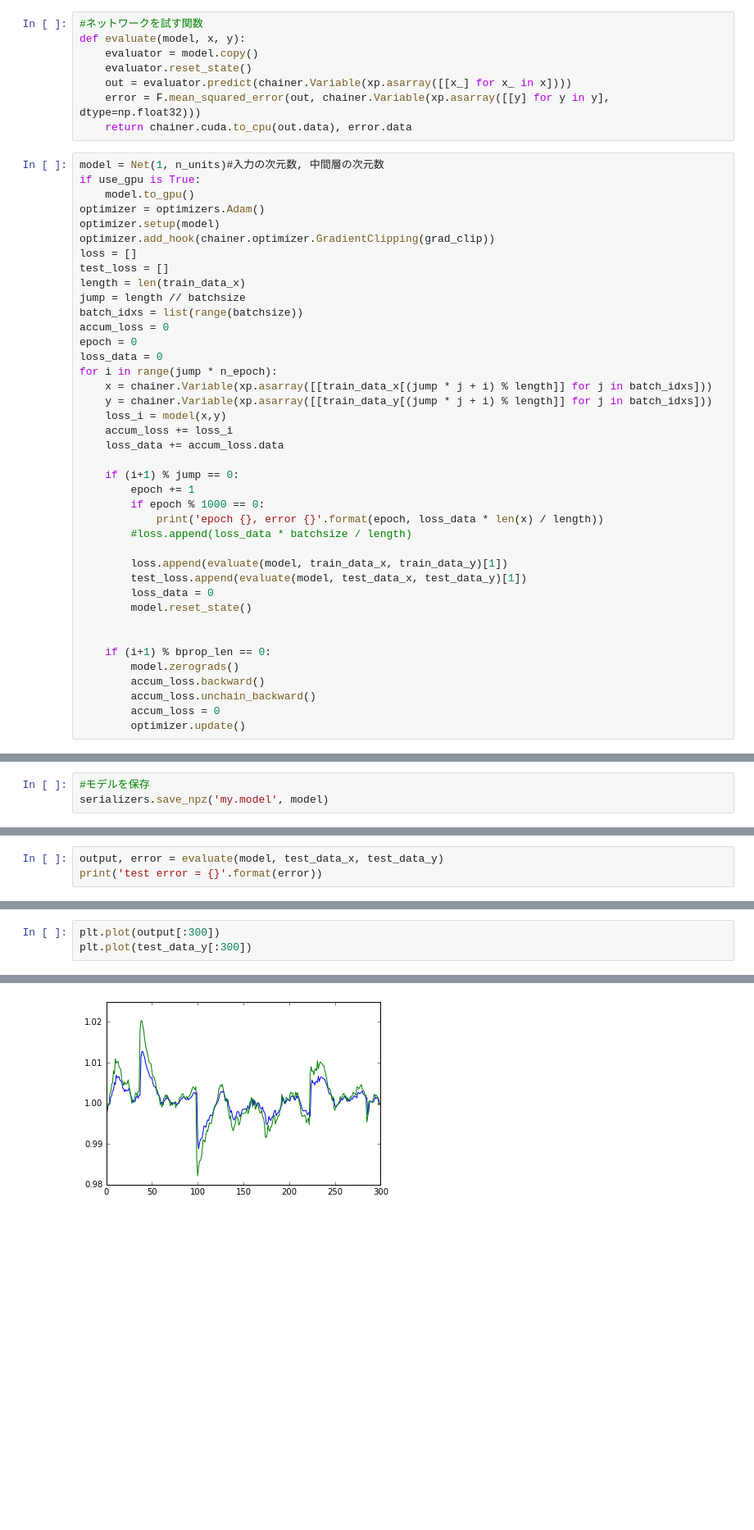
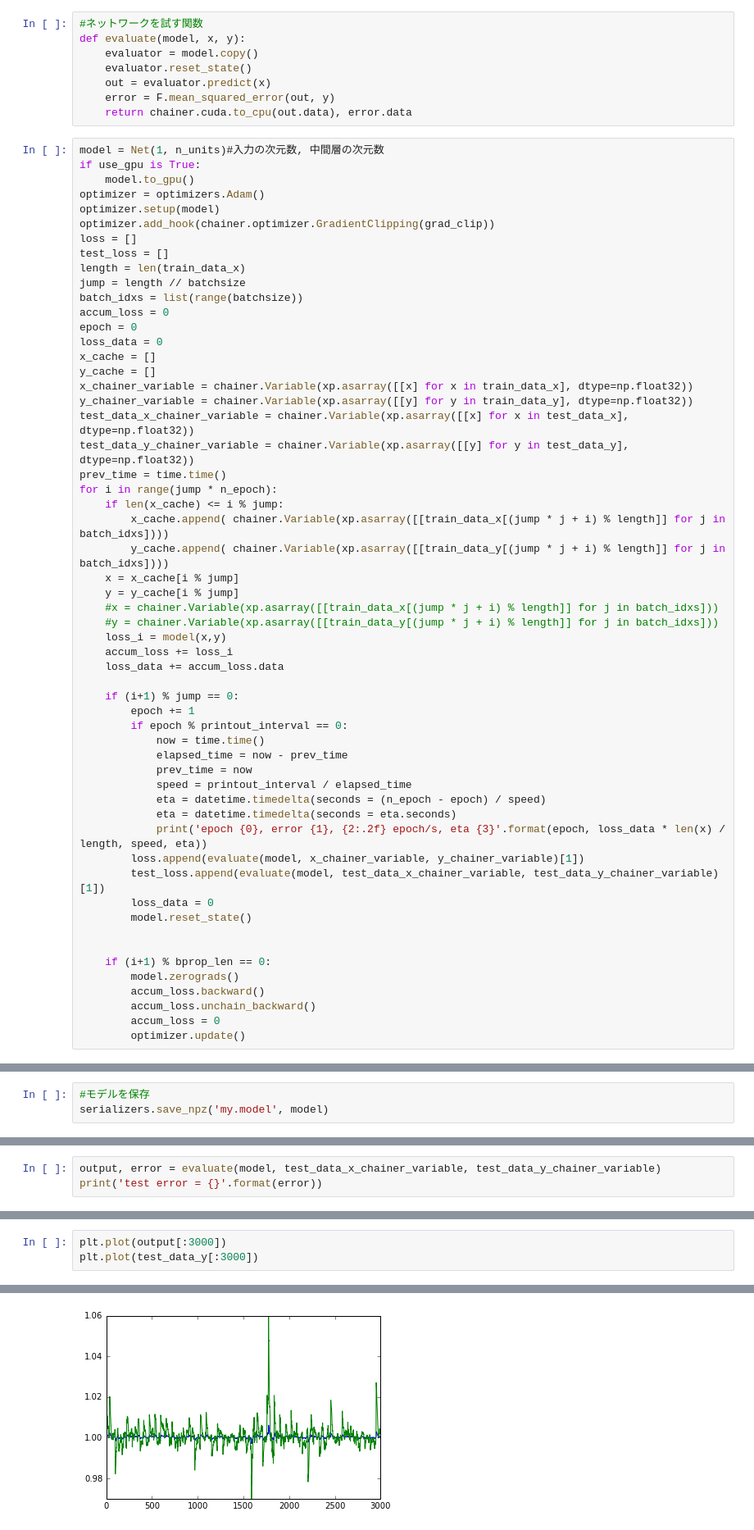
Before and after one commit to haretaro/ichiyo, a Jupyter notebook: net/train.ipynb, the cells around one changed output, grey strips where cells are left out. Shown at 82% size. Saved outputs shown, nothing was run; the diff lists cells and outputs as text; blank space fills up the shorter version.

```diff
--- a/net/train.ipynb
+++ b/net/train.ipynb
@@ -47,8 +51,8 @@ plt.plot(test_data_y)
 def evaluate(model, x, y):
     evaluator = model.copy()
     evaluator.reset_state()
-    out = evaluator.predict(chainer.Variable(xp.asarray([[x_] for x_ in x])))
-    error = F.mean_squared_error(out, chainer.Variable(xp.asarray([[y] for y in y], dtype=np.float32)))
+    out = evaluator.predict(x)
+    error = F.mean_squared_error(out, y)
     return chainer.cuda.to_cpu(out.data), error.data
 # %%
 model = Net(1, n_units)#入力の次元数, 中間層の次元数
@@ -65,21 +69,37 @@ batch_idxs = list(range(batchsize))
 accum_loss = 0
 epoch = 0
 loss_data = 0
+x_cache = []
+y_cache = []
+x_chainer_variable = chainer.Variable(xp.asarray([[x] for x in train_data_x], dtype=np.float32))
+y_chainer_variable = chainer.Variable(xp.asarray([[y] for y in train_data_y], dtype=np.float32))
+test_data_x_chainer_variable = chainer.Variable(xp.asarray([[x] for x in test_data_x], dtype=np.float32))
+test_data_y_chainer_variable = chainer.Variable(xp.asarray([[y] for y in test_data_y], dtype=np.float32))
+prev_time = time.time()
 for i in range(jump * n_epoch):
-    x = chainer.Variable(xp.asarray([[train_data_x[(jump * j + i) % length]] for j in batch_idxs]))
-    y = chainer.Variable(xp.asarray([[train_data_y[(jump * j + i) % length]] for j in batch_idxs]))
+    if len(x_cache) <= i % jump:
+        x_cache.append( chainer.Variable(xp.asarray([[train_data_x[(jump * j + i) % length]] for j in batch_idxs])))
+        y_cache.append( chainer.Variable(xp.asarray([[train_data_y[(jump * j + i) % length]] for j in batch_idxs])))
+    x = x_cache[i % jump]
+    y = y_cache[i % jump]
+    #x = chainer.Variable(xp.asarray([[train_data_x[(jump * j + i) % length]] for j in batch_idxs]))
+    #y = chainer.Variable(xp.asarray([[train_data_y[(jump * j + i) % length]] for j in batch_idxs]))
     loss_i = model(x,y)
     accum_loss += loss_i
     loss_data += accum_loss.data
 
     if (i+1) % jump == 0:
         epoch += 1
-        if epoch % 1000 == 0:
-            print('epoch {}, error {}'.format(epoch, loss_data * len(x) / length))
-        #loss.append(loss_data * batchsize / length)
-
-        loss.append(evaluate(model, train_data_x, train_data_y)[1])
-        test_loss.append(evaluate(model, test_data_x, test_data_y)[1])
+        if epoch % printout_interval == 0:
+            now = time.time()
+            elapsed_time = now - prev_time
+            prev_time = now
+            speed = printout_interval / elapsed_time
+            eta = datetime.timedelta(seconds = (n_epoch - epoch) / speed)
+            eta = datetime.timedelta(seconds = eta.seconds)
+            print('epoch {0}, error {1}, {2:.2f} epoch/s, eta {3}'.format(epoch, loss_data * len(x) / length, speed, eta))
+        loss.append(evaluate(model, x_chainer_variable, y_chainer_variable)[1])
+        test_loss.append(evaluate(model, test_data_x_chainer_variable, test_data_y_chainer_variable)[1])
         loss_data = 0
         model.reset_state()
 
@@ -139,4 +164,4 @@ plt.plot(train_data_y[4000:6000])
 # %%
-output, error = evaluate(model, test_data_x, test_data_y)
+output, error = evaluate(model, test_data_x_chainer_variable, test_data_y_chainer_variable)
 print('test error = {}'.format(error))
 # %% [output]
@@ -144,6 +169,6 @@ test error = 8.27493659016909e-06
 # %%
-plt.plot(output[:300])
-plt.plot(test_data_y[:300])
+plt.plot(output[:3000])
+plt.plot(test_data_y[:3000])
 # %% [output]
 [<matplotlib.lines.Line2D at 0x...>]
-[figure, old version]
+[figure, new version]
```
Also changed, not shown: parts of 9 cells of this notebook.
